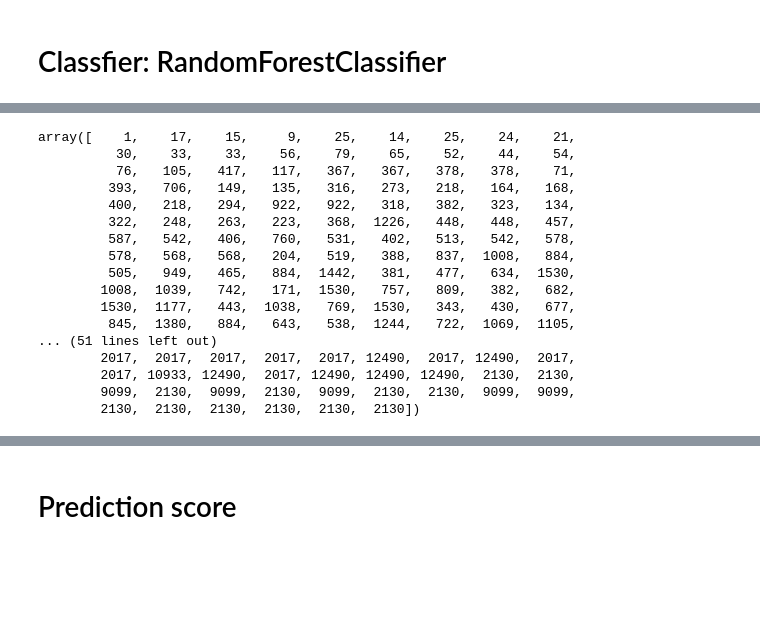
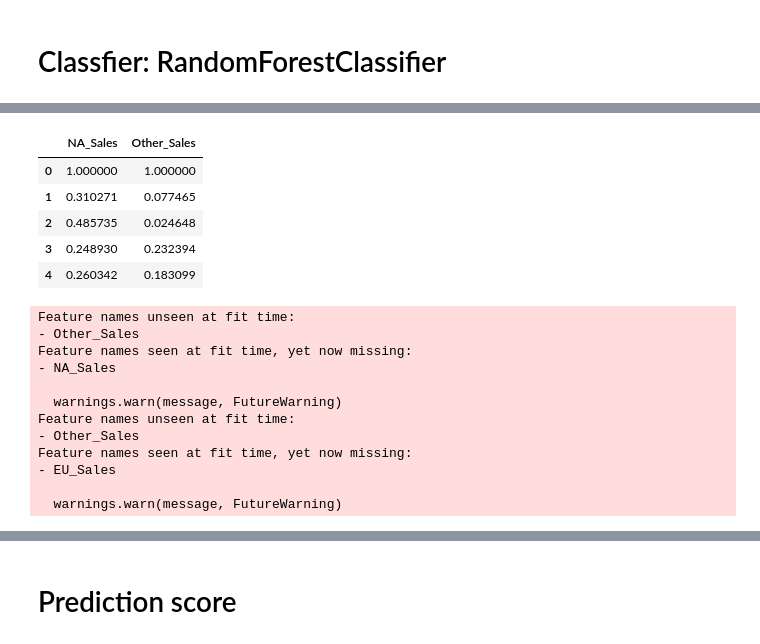
Before and after one commit to Hazel0301/Data-Mining, a Jupyter notebook: Final project/final_project.ipynb, the cells around one changed output, grey strips where cells are left out. Saved outputs shown, nothing was run; the diff lists cells and outputs as text; code cells hidden in the pictures; blank space fills up the shorter version.

```diff
--- a/Final project/final_project.ipynb
+++ b/Final project/final_project.ipynb
@@ -471,20 +448,38 @@ Feature names seen at fit time, yet now missing:
-# %%
-rt_predictions
-# %% [output]
-array([    1,    17,    15,     9,    25,    14,    25,    24,    21,
-          30,    33,    33,    56,    79,    65,    52,    44,    54,
-          76,   105,   417,   117,   367,   367,   378,   378,    71,
-         393,   706,   149,   135,   316,   273,   218,   164,   168,
-         400,   218,   294,   922,   922,   318,   382,   323,   134,
-         322,   248,   263,   223,   368,  1226,   448,   448,   457,
-         587,   542,   406,   760,   531,   402,   513,   542,   578,
-         578,   568,   568,   204,   519,   388,   837,  1008,   884,
-         505,   949,   465,   884,  1442,   381,   477,   634,  1530,
-        1008,  1039,   742,   171,  1530,   757,   809,   382,   682,
-        1530,  1177,   443,  1038,   769,  1530,   343,   430,   677,
-         845,  1380,   884,   643,   538,  1244,   722,  1069,  1105,
-... (51 lines left out)
-        2017,  2017,  2017,  2017,  2017, 12490,  2017, 12490,  2017,
-        2017, 10933, 12490,  2017, 12490, 12490, 12490,  2130,  2130,
-        9099,  2130,  9099,  2130,  9099,  2130,  2130,  9099,  9099,
-        2130,  2130,  2130,  2130,  2130,  2130])
+# %%
+x_rt3_train, x_rt3_test, y_rt3_train, y_rt3_test = train_test_split(x,y,test_size=0.076,random_state=45)
+x_rt3_test = test.drop(['Name','EU_Sales','JP_Sales','Global_Sales'],axis=1)
+x_rt3_test.head()
+# %% [output]
+|  | NA_Sales | Other_Sales |
+| 0 | 1.000000 | 1.000000 |
+| 1 | 0.310271 | 0.077465 |
+| 2 | 0.485735 | 0.024648 |
+| 3 | 0.248930 | 0.232394 |
+| 4 | 0.260342 | 0.183099 |
+# %%
+from sklearn.ensemble import RandomForestClassifier
+
+RT2 = RandomForestClassifier(max_depth=8,min_samples_split=3)
+RT2.fit(x_rt2_train,y_rt2_train)
+raw_rt2_predictions = RT.predict(x_rt2_test)
+rt2_predictions = np.round(raw_rt2_predictions).astype(int)
+
+RT3 = RandomForestClassifier(max_depth=8,min_samples_split=3)
+RT3.fit(x_rt3_train,y_rt3_train)
+raw_rt3_predictions = RT.predict(x_rt3_test)
+rt3_predictions = np.round(raw_rt3_predictions).astype(int)
+
+all_predictions = np.concatenate([rt1_predictions, rt2_predictions, rt3_predictions])
+# %% [output]
+Feature names unseen at fit time:
+- Other_Sales
+Feature names seen at fit time, yet now missing:
+- NA_Sales
+
+  warnings.warn(message, FutureWarning)
+Feature names unseen at fit time:
+- Other_Sales
+Feature names seen at fit time, yet now missing:
+- EU_Sales
+
+  warnings.warn(message, FutureWarning)
```
Also changed, not shown: parts of 30 cells of this notebook, 8 other files.
